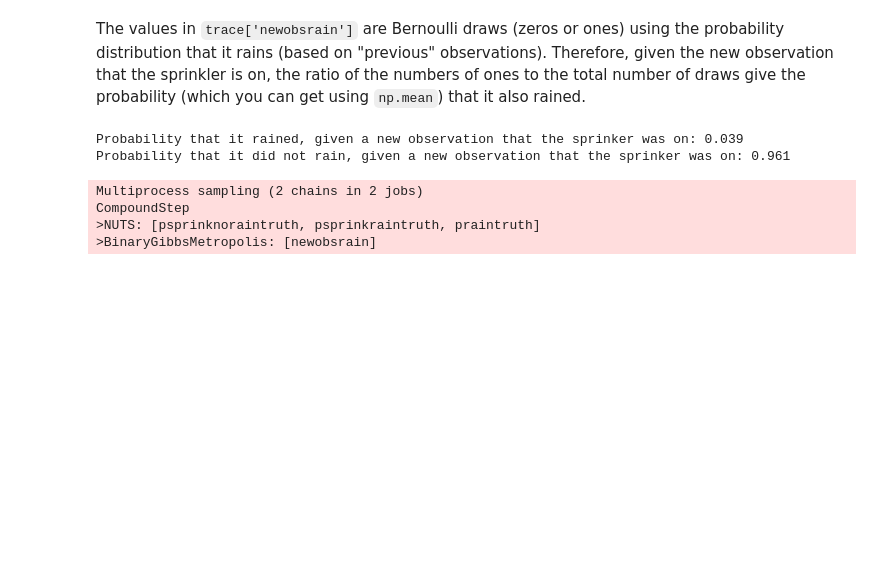
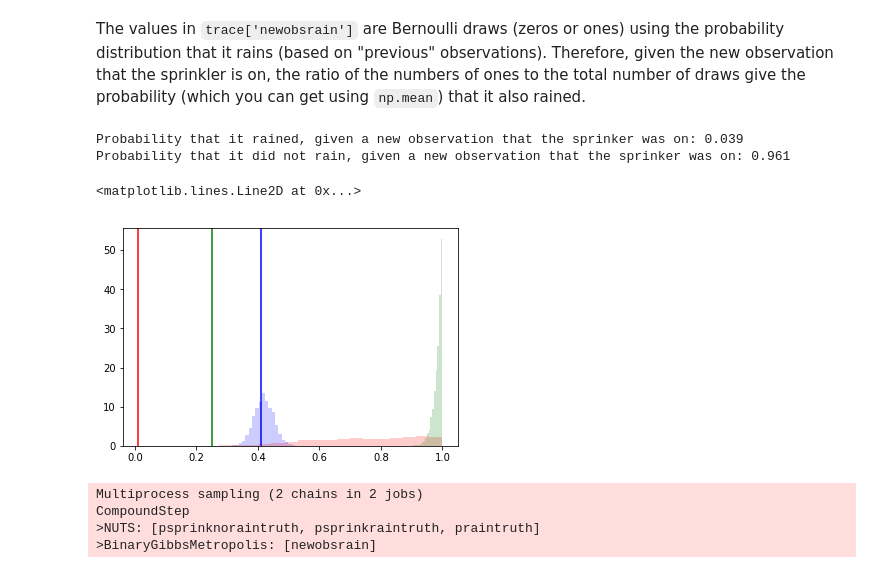
Before and after one commit to mattpitkin/SurvivalPrediction, a Jupyter notebook: WetGrass.ipynb, the cells around one changed output. Cells and saved outputs as stored; diff of their text form; code cells hidden in the pictures; blank space fills up the shorter version.

```diff
--- a/WetGrass.ipynb
+++ b/WetGrass.ipynb
@@ -213,6 +213,16 @@ print('Probability that it did not rain, given a new observation that '
 # %% [output]
 Probability that it rained, given a new observation that the sprinker was on: 0.039
 Probability that it did not rain, given a new observation that the sprinker was on: 0.961
+# %%
+pl.hist(trace['praintruth'], bins=20, density=True, color='b', alpha=0.2);
+pl.axvline(true_rain, color='b')
+pl.hist(trace['psprinkraintruth'], bins=20, density=True, color='r', alpha=0.2);
+pl.axvline(true_sprinkler_rain, color='r')
+pl.hist(trace['psprinknoraintruth'], bins=20, density=True, color='g', alpha=0.2);
+pl.axvline(true_sprinkler_norain, color='g')
+# %% [output]
+<matplotlib.lines.Line2D at 0x...>
+[figure, added]
 # %%
 # set "true" probability of rain
 true_rain = 0.41
```
Also changed, not shown: parts of 13 cells of this notebook.
